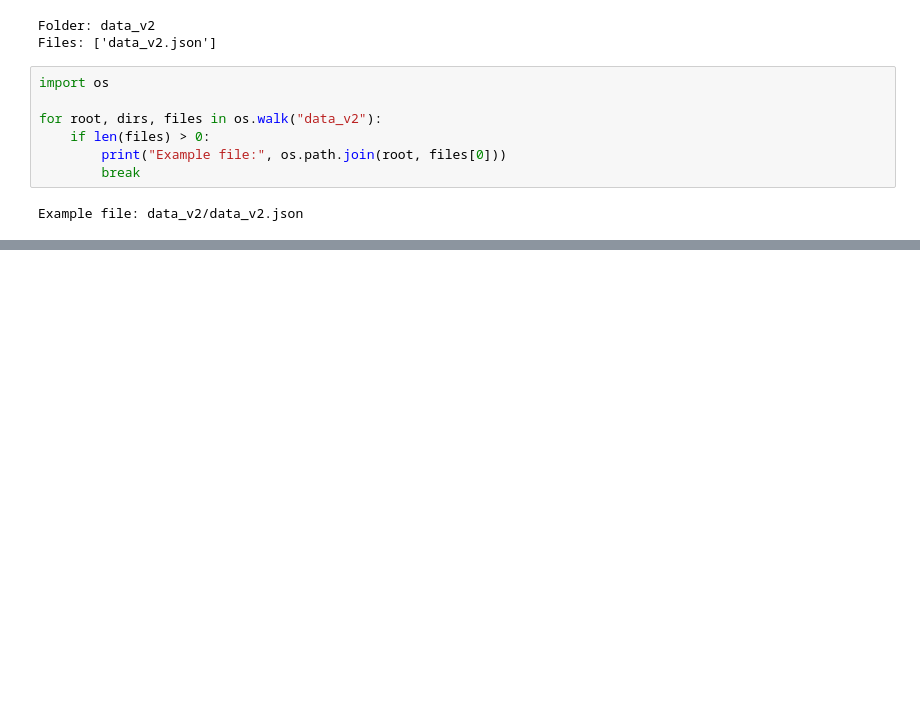
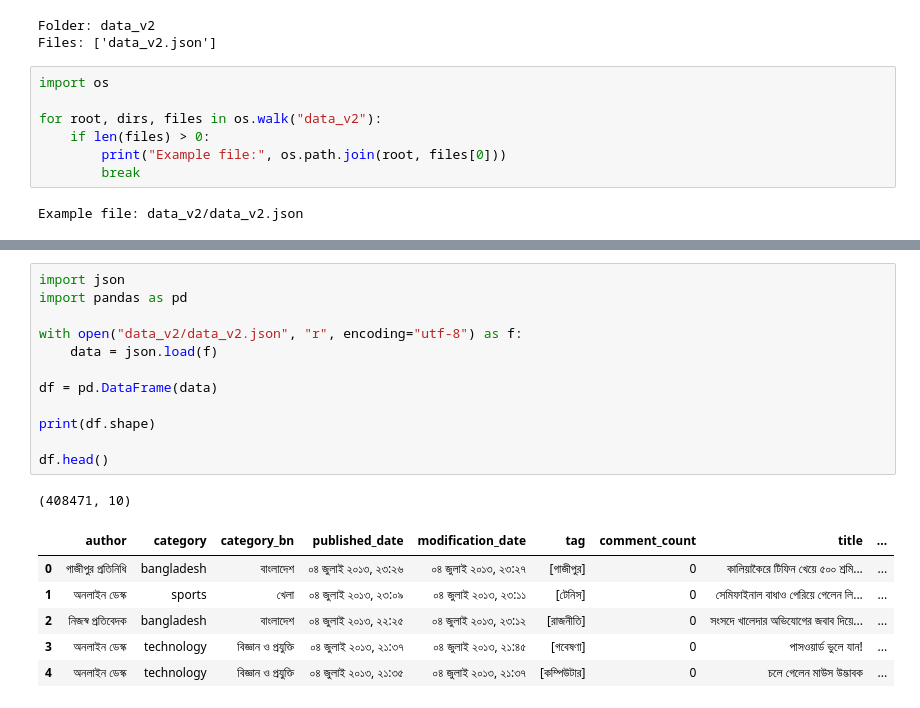
Before and after one commit to mahmudscode/NLP_work, a Jupyter notebook: NLP_WORK.ipynb, the cells around one changed output, grey strips where cells are left out. Drawn from its saved outputs; the diff is of its cells as text; blank space fills up the shorter version.

```diff
--- a/NLP_WORK.ipynb
+++ b/NLP_WORK.ipynb
@@ -85,0 +103,20 @@ print(len(data))
+# %%
+import json
+import pandas as pd
+
+with open("data_v2/data_v2.json", "r", encoding="utf-8") as f:
+    data = json.load(f)
+
+df = pd.DataFrame(data)
+
+print(df.shape)
+
+df.head()
+# %% [output]
+(408471, 10)
+|  | author | category | category_bn | published_date | modification_date | tag | comment_count | title | ... |
+| 0 | গাজীপুর প্রতিনিধি | bangladesh | বাংলাদেশ | ০৪ জুলাই ২০১৩, ২৩:২৬ | ০৪ জুলাই ২০১৩, ২৩:২৭ | [গাজীপুর] | 0 | কালিয়াকৈরে টিফিন খেয়ে ৫০০ শ্রমি... | ... |
+| 1 | অনলাইন ডেস্ক | sports | খেলা | ০৪ জুলাই ২০১৩, ২৩:০৯ | ০৪ জুলাই ২০১৩, ২৩:১১ | [টেনিস] | 0 | সেমিফাইনাল বাধাও পেরিয়ে গেলেন লি... | ... |
+| 2 | নিজস্ব প্রতিবেদক | bangladesh | বাংলাদেশ | ০৪ জুলাই ২০১৩, ২২:২৫ | ০৪ জুলাই ২০১৩, ২৩:১২ | [রাজনীতি] | 0 | সংসদে খালেদার অভিযোগের জবাব দিয়ে... | ... |
+| 3 | অনলাইন ডেস্ক | technology | বিজ্ঞান ও প্রযুক্তি | ০৪ জুলাই ২০১৩, ২১:৩৭ | ০৪ জুলাই ২০১৩, ২১:৪৫ | [গবেষণা] | 0 | পাসওয়ার্ড ভুলে যান! | ... |
+| 4 | অনলাইন ডেস্ক | technology | বিজ্ঞান ও প্রযুক্তি | ০৪ জুলাই ২০১৩, ২১:৩৫ | ০৪ জুলাই ২০১৩, ২১:৩৭ | [কম্পিউটার] | 0 | চলে গেলেন মাউস উদ্ভাবক | ... |
```
Also changed, not shown: parts of 16 cells of this notebook.
